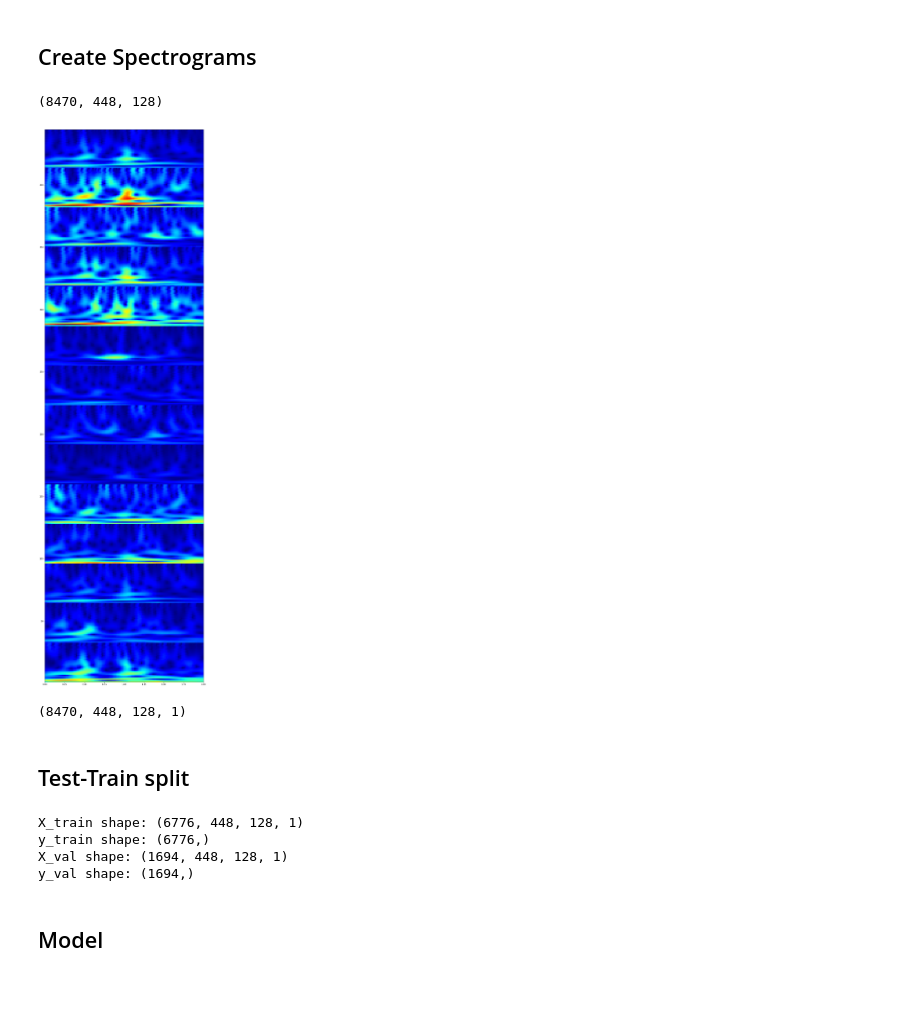
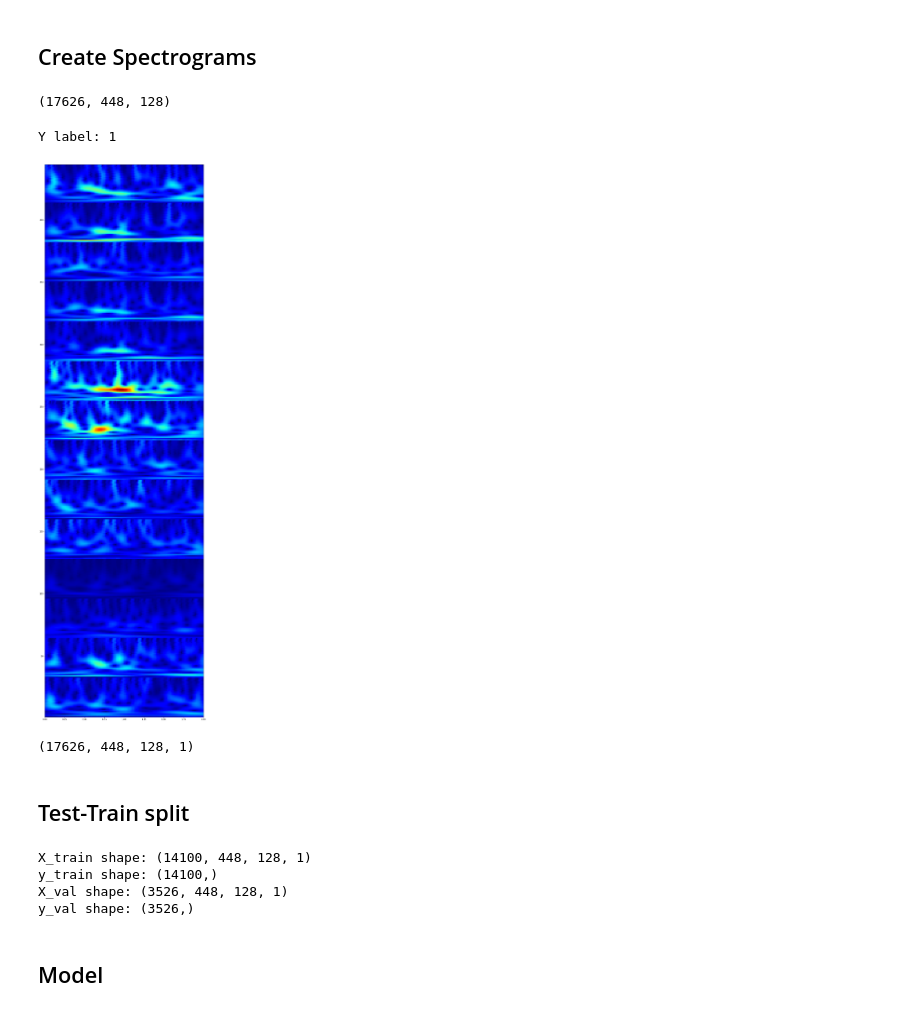
Before and after one commit to Koda98/CSE247-project, a Jupyter notebook: Spec_CNN.ipynb, the cells around one changed output. Drawn from its saved outputs; the diff is of its cells as text; code cells hidden in the pictures.

```diff
--- a/Spec_CNN.ipynb
+++ b/Spec_CNN.ipynb
@@ -21,15 +21,15 @@ data_path = "Data/GeneratedData/combined_data/"
 base_path = os.getcwd()
 
 # REST
-IDD = np.load(os.path.join(data_path, "IDD_rest.npy"))
-TDC = np.load(os.path.join(data_path, "TDC_rest.npy"))
+# IDD = np.load(os.path.join(data_path, "IDD_rest.npy"))
+# TDC = np.load(os.path.join(data_path, "TDC_rest.npy"))
 
 # MUSIC
-# IDD = np.load(os.path.join(data_path, "IDD_music.npy"))
-# TDC = np.load(os.path.join(data_path, "TDC_music.npy"))
+IDD = np.load(os.path.join(data_path, "IDD_music.npy"))
+TDC = np.load(os.path.join(data_path, "TDC_music.npy"))
 
-X = np.concatenate((IDD, TDC))
-Y = [0]*len(IDD) + [1]*len(TDC)
+X = np.concatenate((TDC, IDD))
+Y = [0]*len(TDC) + [1]*len(IDD)
 Y = np.asarray(Y)
 # %%
 print(X.shape)
@@ -80,7 +81,7 @@ X_scalogram = generate_scalogram(X)
 # %%
 X_scalogram.shape
 # %% [output]
-(8470, 448, 128)
+(17626, 448, 128)
 # %%
 def plot_scalograms(data, sample_index, N=128, hz=64, T=2, ts=0, w=4.):
     """
@@ -104,15 +103,16 @@ def plot_scalograms(data, sample_index, N=128, hz=64, T=2, ts=0, w=4.):
     im = plt.pcolormesh(t, freq, np.abs(data[sample_index]), cmap = 'jet') # 'viridis'
     plt.show()
 # %%
-plot_scalograms(X_scalogram, 400)
+plot_scalograms(X_scalogram, 10000)
 # %% [output]
+Y label: 1
-[figure, old version]
+[figure, new version]
 # %%
 # reshape data
 X_scalogram_shaped = X_scalogram.reshape(X_scalogram.shape[0], X_scalogram.shape[1], X_scalogram.shape[2], 1)
 X_scalogram_shaped.shape
 # %% [output]
-(8470, 448, 128, 1)
+(17626, 448, 128, 1)
 # %% [markdown]
 ## Test-Train split
 # %%
@@ -128,10 +128,10 @@ print("y_val shape:", y_val.shape)
 # print("y_test shape:", y_test.shape)
 input_shape = X_train.shape[1:]
 # %% [output]
-X_train shape: (6776, 448, 128, 1)
-y_train shape: (6776,)
-X_val shape: (1694, 448, 128, 1)
-y_val shape: (1694,)
+X_train shape: (14100, 448, 128, 1)
+y_train shape: (14100,)
+X_val shape: (3526, 448, 128, 1)
+y_val shape: (3526,)
 # %% [markdown]
 ## Model
 # %%
```
Also changed, not shown: parts of 6 cells of this notebook, 1 other file.
